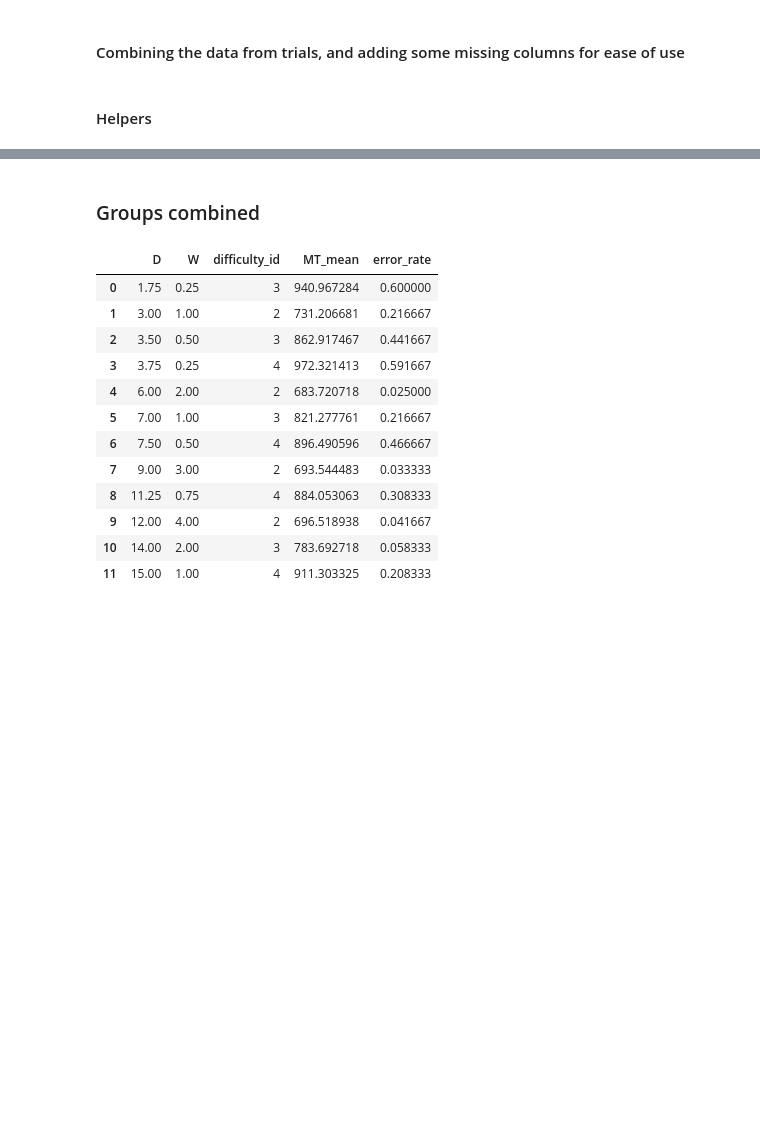
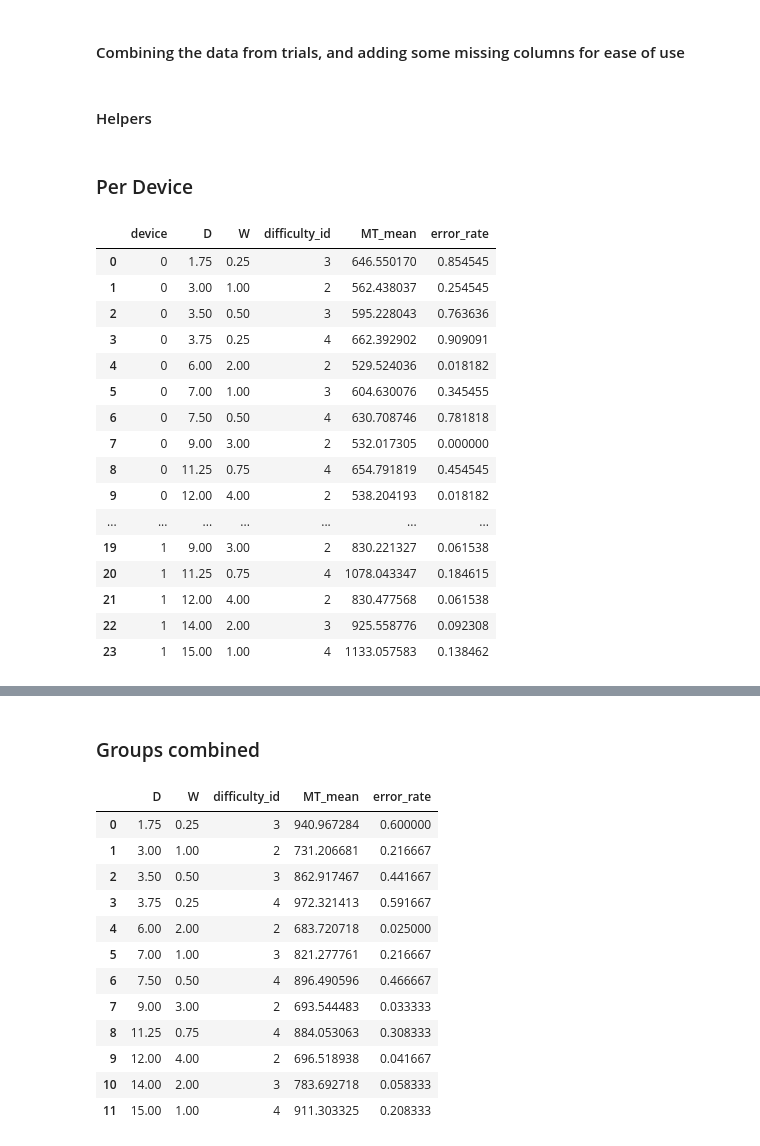
Before and after one commit to wojciechloboda/HCI-lab, a Jupyter notebook: analysis.ipynb, the cells around one changed output, grey strips where cells are left out. Saved outputs shown, nothing was run; the diff lists cells and outputs as text; code cells hidden in the pictures; blank space fills up the shorter version.

```diff
--- a/analysis.ipynb
+++ b/analysis.ipynb
@@ -50,22 +50,21 @@ final_df.to_csv(output_path, index=False)
 # %% [markdown]
 #### Helpers
 # %%
+conditions = [
+    (12, 4), (9, 3), (6, 2), (3, 1),                    # difficulty 2
+    (14, 2), (7, 1), (3.5, 0.5), (1.75, 0.25),          # difficulty 3
+    (15, 1), (11.25, 0.75), (7.5, 0.5), (3.75, 0.25)    # difficulty 4
+]
+
+difficulty_map = [2]*4 + [3]*4 + [4]*4
+
+cond_df = pd.DataFrame(conditions, columns=["D", "W"])
+cond_df["difficulty_id"] = difficulty_map
+
 
 def create_summary(df, group_id=-1):
     if group_id != -1:
         df = df[df["group_id"] == group_id].copy()
-
-    conditions = [
-        (12, 4), (9, 3), (6, 2), (3, 1),                    # difficulty 2
-        (14, 2), (7, 1), (3.5, 0.5), (1.75, 0.25),          # difficulty 3
-        (15, 1), (11.25, 0.75), (7.5, 0.5), (3.75, 0.25)    # difficulty 4
-    ]
-
-
-    difficulty_map = [2]*4 + [3]*4 + [4]*4
-
-    cond_df = pd.DataFrame(conditions, columns=["D", "W"])
-    cond_df["difficulty_id"] = difficulty_map
 
     grouped_mean_df = (
         df
@@ -77,6 +76,21 @@ def create_summary(df, group_id=-1):
 
     merged = merged[["D", "W", "difficulty_id", "MT_mean", "error_rate"]]
     return merged
+
+
+def create_device_summary(df):
+    # deivce, D, W, mean_MT, error_rate
+
+    grouped_mean_df = (
+        df
+        .groupby(["device", "D", "W"]).agg(MT_mean=("MT", "mean"), error_rate=("error", "mean"))
+        .reset_index()
+    )
+
+    merged = grouped_mean_df.merge(cond_df, on=["D","W"], how="left")
+
+    merged = merged[["device", "D", "W", "difficulty_id", "MT_mean", "error_rate"]]
+    return merged
 # %%
 import seaborn as sns
 import matplotlib.pyplot as plt
@@ -127,3 +171,27 @@ def plot_summary(df):
     plt.title("Conditions: D vs W colored by Difficulty")
     plt.legend(title="Difficulty")
     plt.show()
+# %% [markdown]
+### Per Device
+# %%
+all_trials = pd.read_csv("./all_trials.csv")
+device_summary = create_device_summary(all_trials)
+device_summary
+# %% [output]
+|  | device | D | W | difficulty_id | MT_mean | error_rate |
+| 0 | 0 | 1.75 | 0.25 | 3 | 646.550170 | 0.854545 |
+| 1 | 0 | 3.00 | 1.00 | 2 | 562.438037 | 0.254545 |
+| 2 | 0 | 3.50 | 0.50 | 3 | 595.228043 | 0.763636 |
+| 3 | 0 | 3.75 | 0.25 | 4 | 662.392902 | 0.909091 |
+| 4 | 0 | 6.00 | 2.00 | 2 | 529.524036 | 0.018182 |
+| 5 | 0 | 7.00 | 1.00 | 3 | 604.630076 | 0.345455 |
+| 6 | 0 | 7.50 | 0.50 | 4 | 630.708746 | 0.781818 |
+| 7 | 0 | 9.00 | 3.00 | 2 | 532.017305 | 0.000000 |
+| 8 | 0 | 11.25 | 0.75 | 4 | 654.791819 | 0.454545 |
+| 9 | 0 | 12.00 | 4.00 | 2 | 538.204193 | 0.018182 |
+| ... | ... | ... | ... | ... | ... | ... |
+| 19 | 1 | 9.00 | 3.00 | 2 | 830.221327 | 0.061538 |
+| 20 | 1 | 11.25 | 0.75 | 4 | 1078.043347 | 0.184615 |
+| 21 | 1 | 12.00 | 4.00 | 2 | 830.477568 | 0.061538 |
+| 22 | 1 | 14.00 | 2.00 | 3 | 925.558776 | 0.092308 |
+| 23 | 1 | 15.00 | 1.00 | 4 | 1133.057583 | 0.138462 |
```
Also changed, not shown: parts of 3 cells of this notebook.
